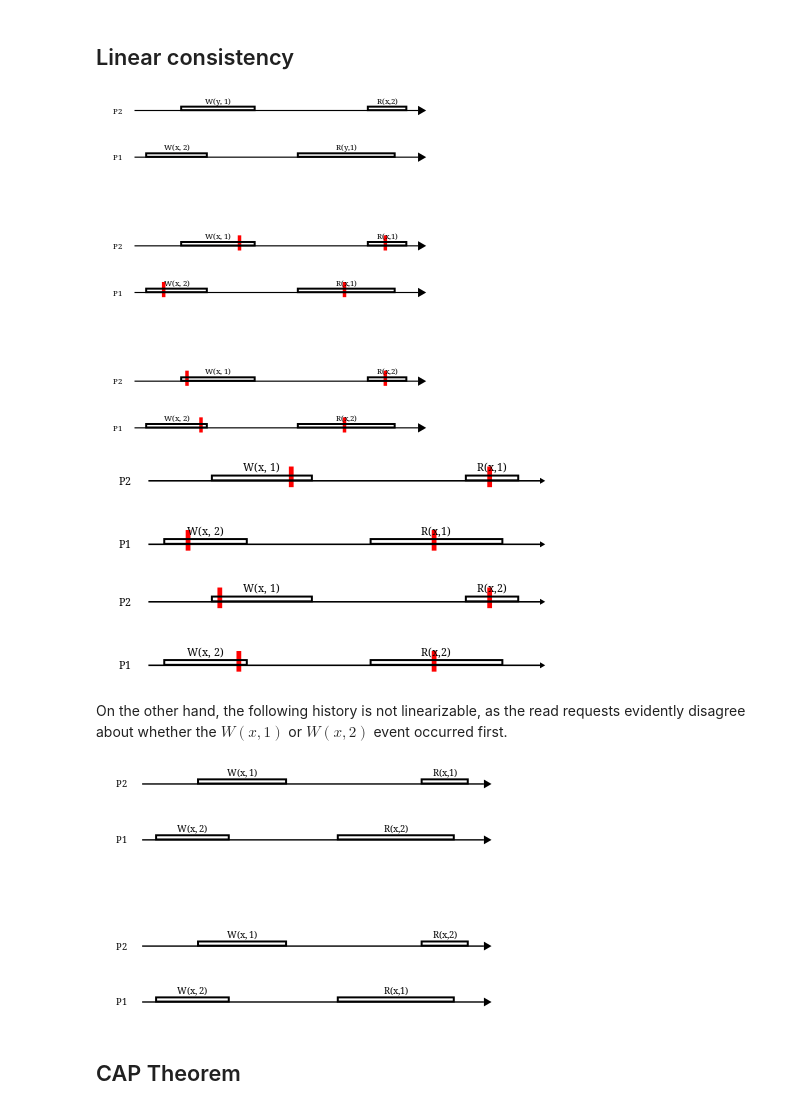
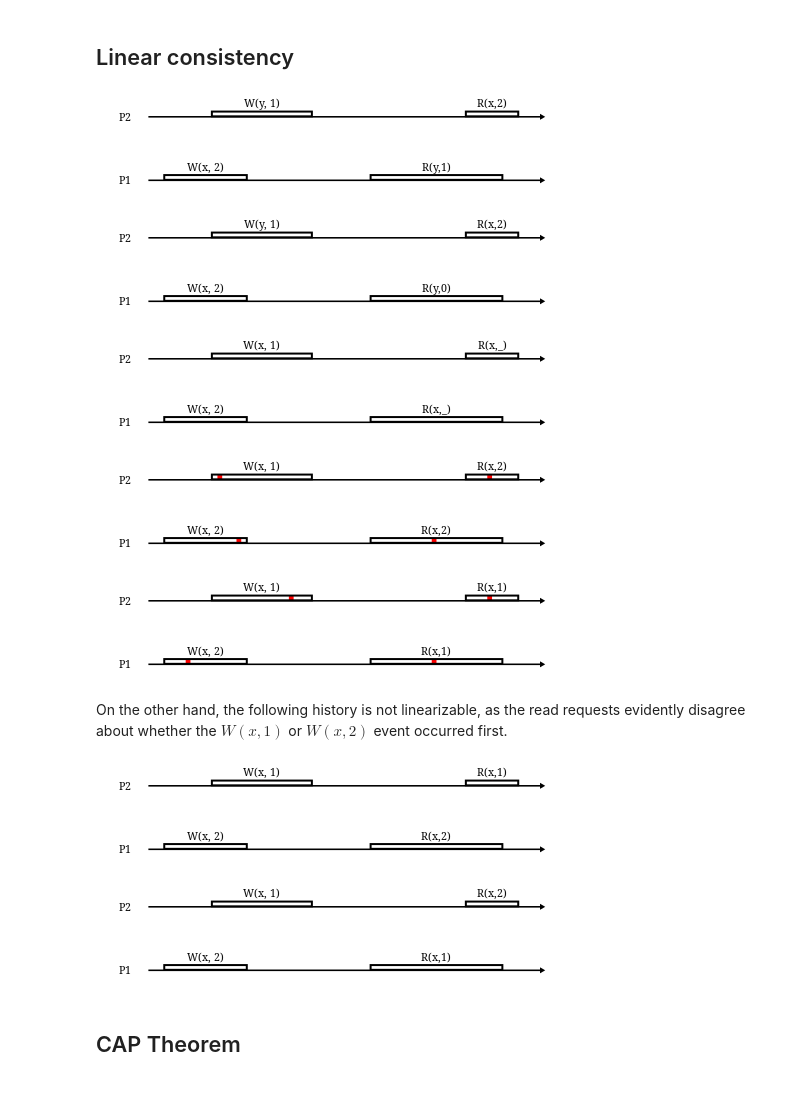
Before and after one commit to dunnl/distributed-systems-art, a Jupyter notebook: notebooks/Diagrams.ipynb, the cells around one changed output. Drawn from its saved outputs; the diff is of its cells as text; code cells hidden in the pictures.

```diff
--- a/notebooks/Diagrams.ipynb
+++ b/notebooks/Diagrams.ipynb
@@ -198,58 +191,84 @@ diagram $ (mkNode "E1" 0 0 <> mkNode "E2" 10 10 <> mkNode "E3" 20 10 <> mkNode "
 # %% [markdown]
 ## Linear consistency
 # %%
-ex0 = pad 1.1 $
+linear1 = pad 1.1 $
      mkWorlds [ ("P2", 40, [("P21", "W(y, 1)", 40, 63), ("P23", "R(x,2)", 200, 33)], [])
               , ("P1", 0,  [("P11", "W(x, 2)", 10, 52), ("P12", "R(y,1)", 140, 83)], [])
               ]
               [
               ] opts False
-ex2 = pad 1.1 $
+linearTemplate = pad 1.1 $
+     mkWorlds [ ("P2", 40, [("P21", "W(x, 1)", 40, 63), ("P23", "R(x,_)", 200, 33)], [])
+              , ("P1", 0,  [("P11", "W(x, 2)", 10, 52), ("P12", "R(x,_)", 140, 83)], [])
+              ]
+              [
+              ]
+              opts False
+linear2 = pad 1.1 $
      mkWorlds [ ("P2", 40, [("P21", "W(x, 1)", 40, 63), ("P23", "R(x,2)", 200, 33)], [(45, "", "", mkLinearization), (215, "", "", mkLinearization)])
               , ("P1", 0,  [("P11", "W(x, 2)", 10, 52), ("P12", "R(x,2)", 140, 83)], [(57, "", "", mkLinearization), (180, "", "", mkLinearization)])
               ]
               [
               ]
               opts False
-ex1 = pad 1.1 $
+linear3 = pad 1.1 $
      mkWorlds [ ("P2", 40, [("P21", "W(x, 1)", 40, 63), ("P23", "R(x,1)", 200, 33)], [(90, "", "", mkLinearization), (215, "", "", mkLinearization)])
               , ("P1", 0,  [("P11", "W(x, 2)", 10, 52), ("P12", "R(x,1)", 140, 83)], [(25, "", "", mkLinearization), (180, "", "", mkLinearization)])
               ]
               [
               ]
               opts False
-
-diagram (vsep 50 [ex0, ex1, ex2])
+nonlinear0 = pad 1.1 $
+     mkWorlds [ ("P2", 40, [("P21", "W(y, 1)", 40, 63), ("P23", "R(x,2)", 200, 33)], [])
+              , ("P1", 0,  [("P11", "W(x, 2)", 10, 52), ("P12", "R(y,0)", 140, 83)], [])
+              ]
+              [
+              ]
+              opts False
+nonlinear1 = pad 1.1 $
+     mkWorlds [ ("P2", 40, [("P21", "W(x, 1)", 40, 63), ("P23", "R(x,1)", 200, 33)], [])
+              , ("P1", 0,  [("P11", "W(x, 2)", 10, 52), ("P12", "R(x,2)", 140, 83)], [])
+              ]
+              [
+              ]
+              opts False
+nonlinear2 = pad 1.1 $
+     mkWorlds [ ("P2", 40, [("P21", "W(x, 1)", 40, 63), ("P23", "R(x,2)", 200, 33)], [])
+              , ("P1", 0,  [("P11", "W(x, 2)", 10, 52), ("P12", "R(x,1)", 140, 83)], [])
+              ]
+              [
+              ]
+              opts False
-# %% [output]
-[figure, removed]
 # %%
-diagram ex1
+linear1
 # %% [output]
-[figure, old version]
+[figure, new version]
+# %%
+nonlinear0
+# %% [output]
+[figure, added]
+# %%
+linear_template
+# %% [output]
+[figure, added]
 # %%
-diagram ex2
+linear2
 # %% [output]
-[figure, old version]
+[figure, new version]
+# %%
+linear3
+# %% [output]
+[figure, added]
 # %% [markdown]
 On the other hand, the following history is not linearizable, as the read requests evidently disagree about whether the $W(x,1)$ or $W(x,2)$ event occurred first.
 # %%
-ex1 = pad 1.1 $
-     mkWorlds [ ("P2", 40, [("P21", "W(x, 1)", 40, 63), ("P23", "R(x,1)", 200, 33)], [])
-              , ("P1", 0,  [("P11", "W(x, 2)", 10, 52), ("P12", "R(x,2)", 140, 83)], [])
-              ]
-              [
-              ]
-              opts False
-ex2 = pad 1.1 $
-     mkWorlds [ ("P2", 40, [("P21", "W(x, 1)", 40, 63), ("P23", "R(x,2)", 200, 33)], [])
-              , ("P1", 0,  [("P11", "W(x, 2)", 10, 52), ("P12", "R(x,1)", 140, 83)], [])
-              ]
-              [
-              ]
-              opts False
-diagram $ vsep 50 [ex1, ex2]
+nonlinear1
 # %% [output]
-[figure, old version]
+[figure, new version]
+# %%
+nonlinear2
+# %% [output]
+[figure, added]
 # %% [markdown]
 ## CAP Theorem
 # %% [markdown]
```
Also changed, not shown: parts of 9 cells of this notebook.
